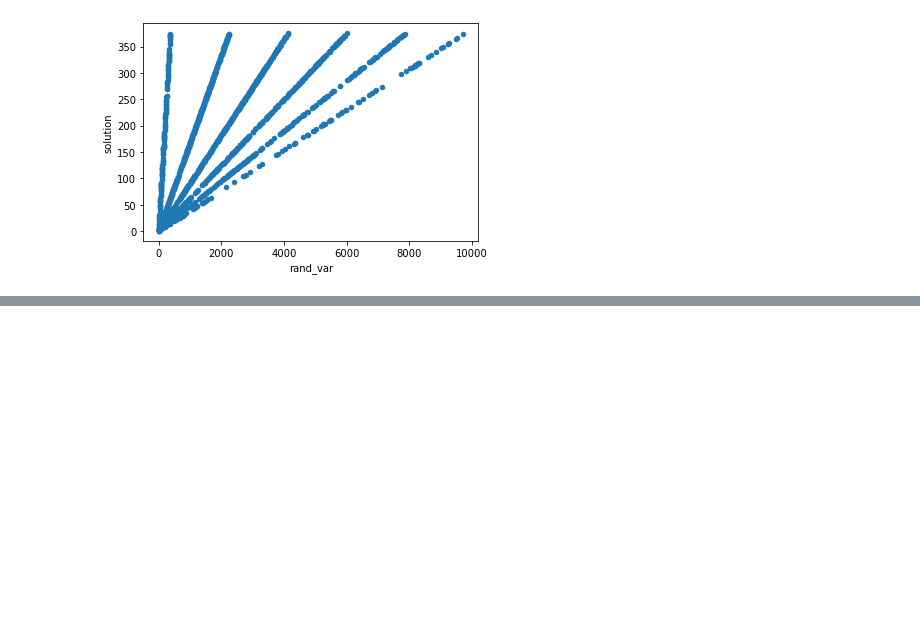
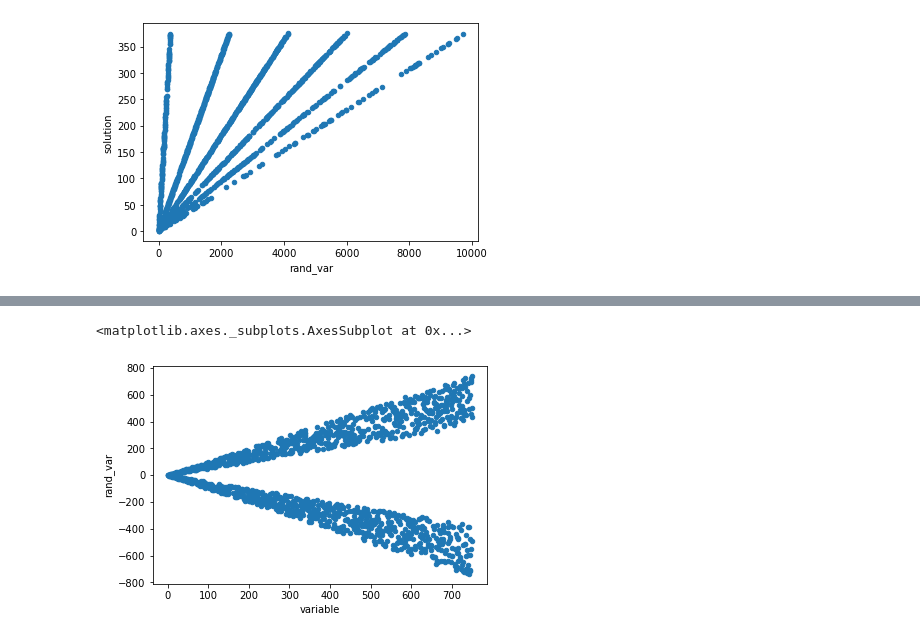
Before and after one commit to wonderbug2020/Synthetic_Data_Creation, a Jupyter notebook: Simple_Linear.ipynb, the cells around one changed output, grey strips where cells are left out. Drawn from its saved outputs; the diff is of its cells as text; code cells hidden in the pictures; blank space fills up the shorter version.

```diff
--- a/Simple_Linear.ipynb
+++ b/Simple_Linear.ipynb
@@ -40,0 +96,4 @@ sim_lin.plot.scatter(x='rand_var',y='solution')
+# %%
+dict = {'variable':x,'solution':y,'rand_var':rand_var}
+sim_lin=pd.DataFrame(dict)
+sim_lin.sample(8)
@@ -40,0 +110,6 @@ sim_lin.plot.scatter(x='rand_var',y='solution')
+# %%
+#out for pos_neg_rand = (1+rand)*pos_neg
+sim_lin.plot.scatter(x='variable',y='rand_var')
+# %% [output]
+<matplotlib.axes._subplots.AxesSubplot at 0x...>
+[figure, added]
```
Also changed, not shown: parts of 12 cells of this notebook.
